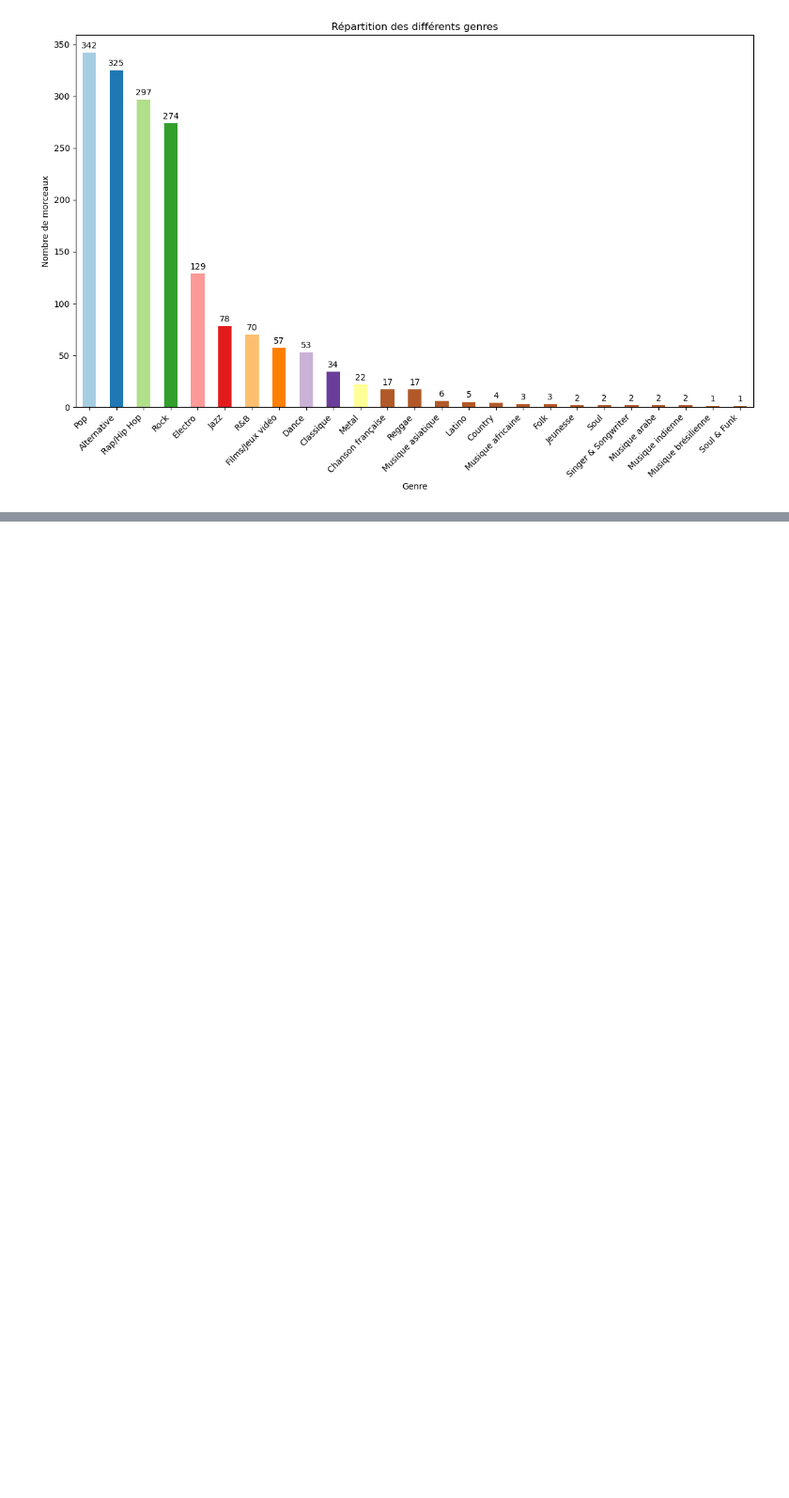
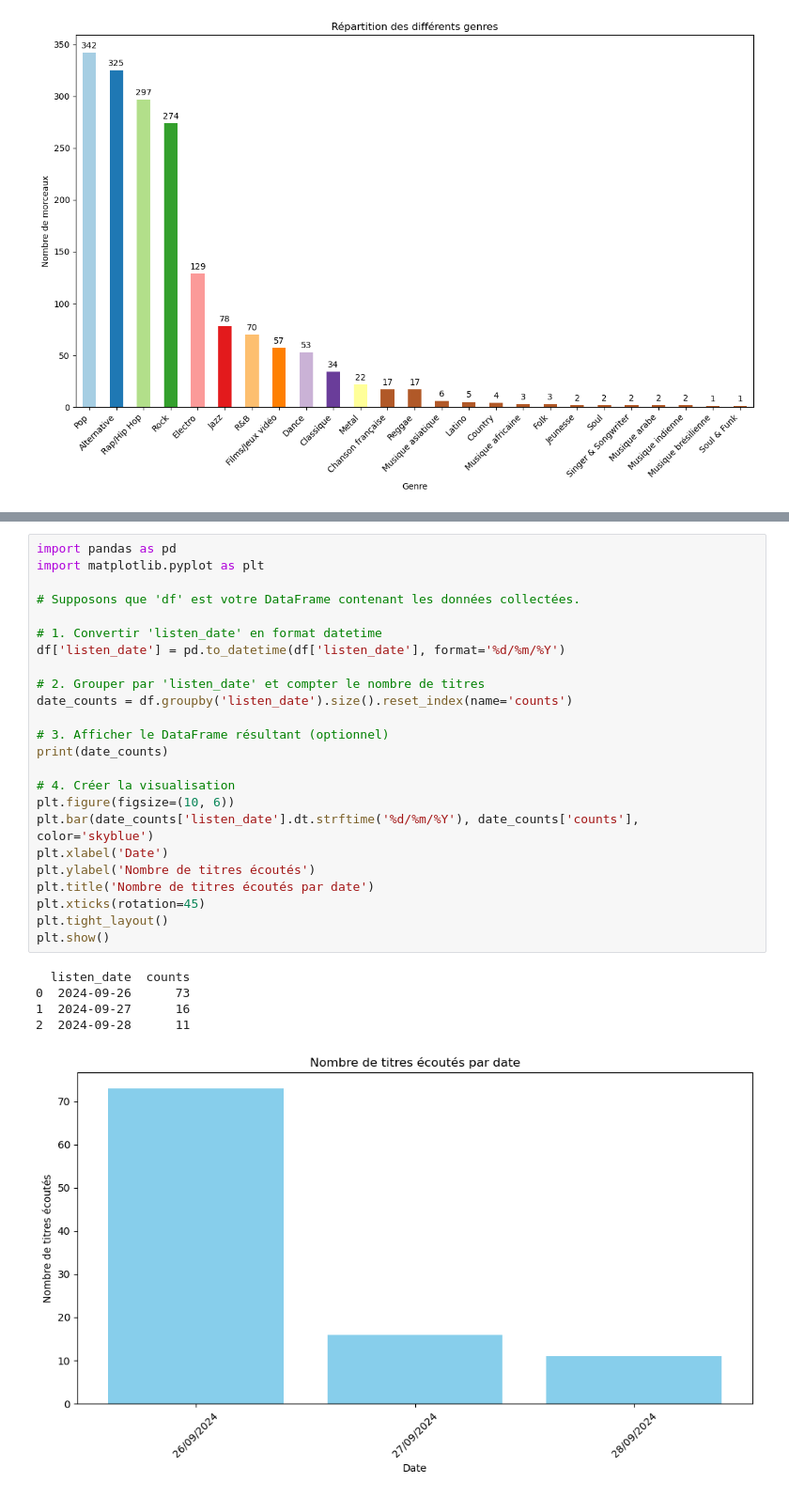
Before and after one commit to Louis-02-ESILV/HomeAssistant, a Jupyter notebook: deezer_history.ipynb, the cells around one changed output, grey strips where cells are left out. Shown: that part at 94% size. Cells and saved outputs as stored; diff of their text form; blank space fills up the shorter version.

```diff
--- a/deezer_history.ipynb
+++ b/deezer_history.ipynb
@@ -129,0 +376,30 @@ showGenresInPlaylist(df_tracks)
+# %%
+import pandas as pd
+import matplotlib.pyplot as plt
+
+# Supposons que 'df' est votre DataFrame contenant les données collectées.
+
+# 1. Convertir 'listen_date' en format datetime
+df['listen_date'] = pd.to_datetime(df['listen_date'], format='%d/%m/%Y')
+
+# 2. Grouper par 'listen_date' et compter le nombre de titres
+date_counts = df.groupby('listen_date').size().reset_index(name='counts')
+
+# 3. Afficher le DataFrame résultant (optionnel)
+print(date_counts)
+
+# 4. Créer la visualisation
+plt.figure(figsize=(10, 6))
+plt.bar(date_counts['listen_date'].dt.strftime('%d/%m/%Y'), date_counts['counts'], color='skyblue')
+plt.xlabel('Date')
+plt.ylabel('Nombre de titres écoutés')
+plt.title('Nombre de titres écoutés par date')
+plt.xticks(rotation=45)
+plt.tight_layout()
+plt.show()
+# %% [output]
+  listen_date  counts
+0  2024-09-26      73
+1  2024-09-27      16
+2  2024-09-28      11
+[figure, added]
```
Also changed, not shown: parts of 2 cells of this notebook.
